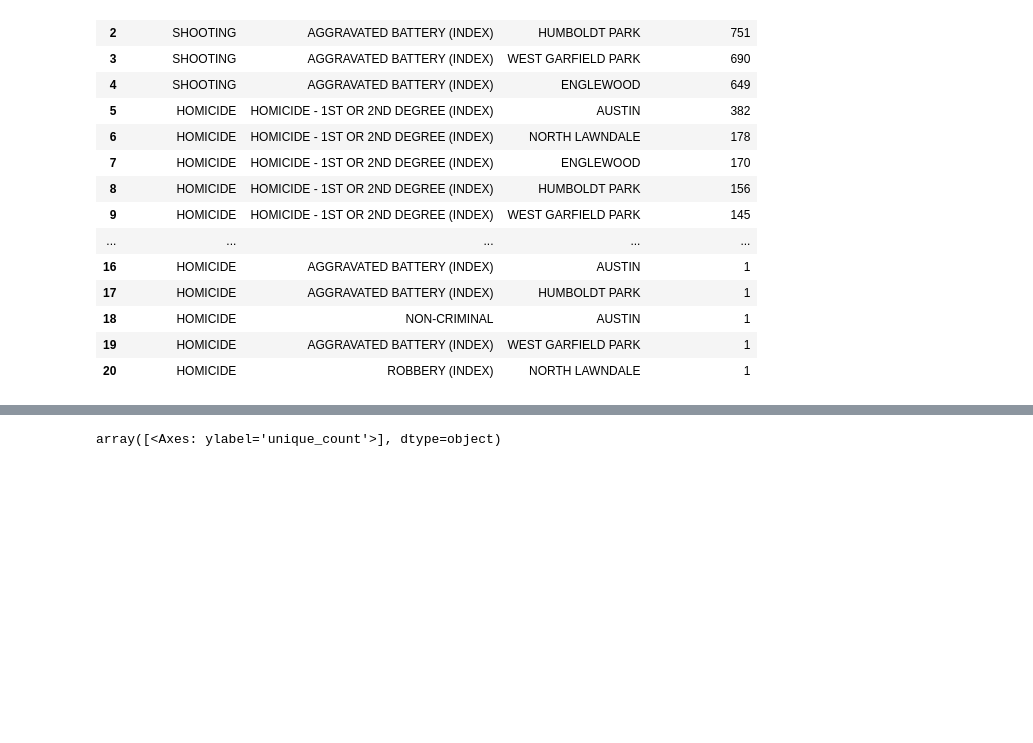
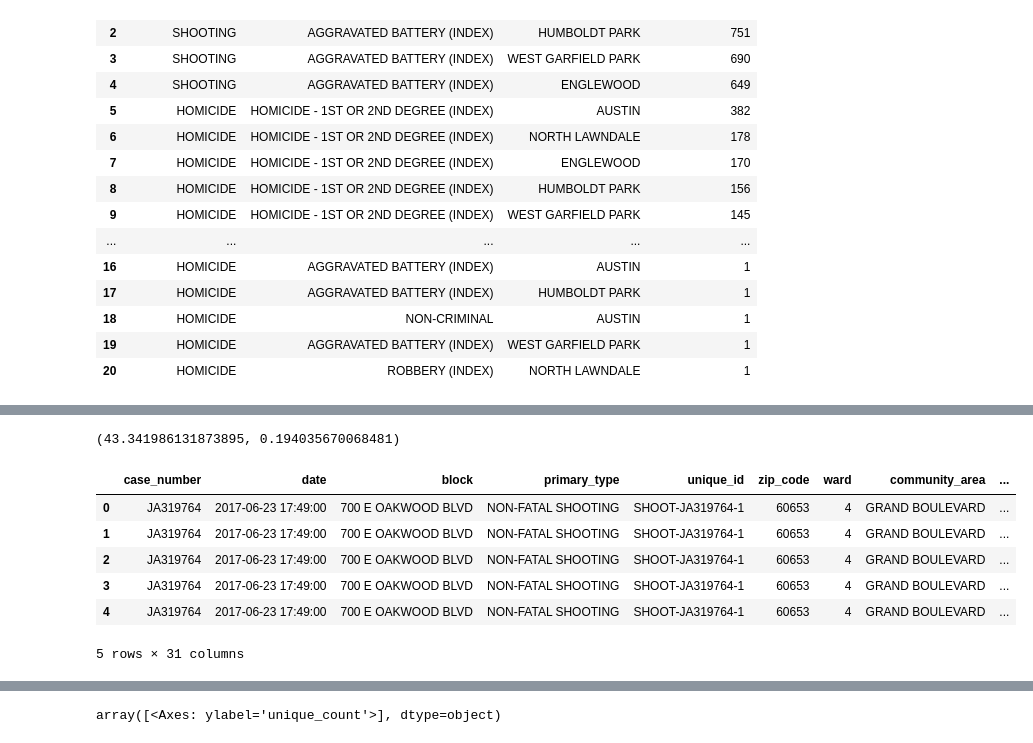
Before and after one commit to RomanD83/violence_reduction, a Jupyter notebook: vr.ipynb, the cells around one changed output, grey strips where cells are left out. Saved outputs shown, nothing was run; the diff lists cells and outputs as text; code cells hidden in the pictures; blank space fills up the shorter version.

```diff
--- a/vr.ipynb
+++ b/vr.ipynb
@@ -546,0 +566,7 @@ df\
+# %%
+model_month_mean = train.groupby(['year', 'month'])\
+    .agg(unique_id_count=('unique_id', 'count'))\
+    .groupby('month')\
+    .agg(unique_id_mean=('unique_id_count', 'mean')).reset_index()
+# %%
+count_month = train.groupby(['year', 'month']).agg(unique_id_count_month=('unique_id', 'count')).reset_index()
@@ -546,0 +611,2 @@ df\
+# %%
+model_month_mean.columns = ['month', 'unique_id_mean']
@@ -546,0 +627,17 @@ df\
+# %%
+mean_absolute_error(train['unique_id_count_month'], train['unique_id_mean']), mean_absolute_percentage_error(train['unique_id_count_month'], train['unique_id_mean'])
+# %% [output]
+(43.341986131873895, 0.194035670068481)
+# %%
+test = test.merge(model_month_mean, how='left', on='month')
+test = test.merge(count_month, how='left', on='month')
+# %%
+test.head()
+# %% [output]
+|  | case_number | date | block | primary_type | unique_id | zip_code | ward | community_area | ... |
+| 0 | JA319764 | 2017-06-23 17:49:00 | 700 E OAKWOOD BLVD | NON-FATAL SHOOTING | SHOOT-JA319764-1 | 60653 | 4 | GRAND BOULEVARD | ... |
+| 1 | JA319764 | 2017-06-23 17:49:00 | 700 E OAKWOOD BLVD | NON-FATAL SHOOTING | SHOOT-JA319764-1 | 60653 | 4 | GRAND BOULEVARD | ... |
+| 2 | JA319764 | 2017-06-23 17:49:00 | 700 E OAKWOOD BLVD | NON-FATAL SHOOTING | SHOOT-JA319764-1 | 60653 | 4 | GRAND BOULEVARD | ... |
+| 3 | JA319764 | 2017-06-23 17:49:00 | 700 E OAKWOOD BLVD | NON-FATAL SHOOTING | SHOOT-JA319764-1 | 60653 | 4 | GRAND BOULEVARD | ... |
+| 4 | JA319764 | 2017-06-23 17:49:00 | 700 E OAKWOOD BLVD | NON-FATAL SHOOTING | SHOOT-JA319764-1 | 60653 | 4 | GRAND BOULEVARD | ... |
+5 rows × 31 columns
```
Also changed, not shown: parts of 14 cells of this notebook.
